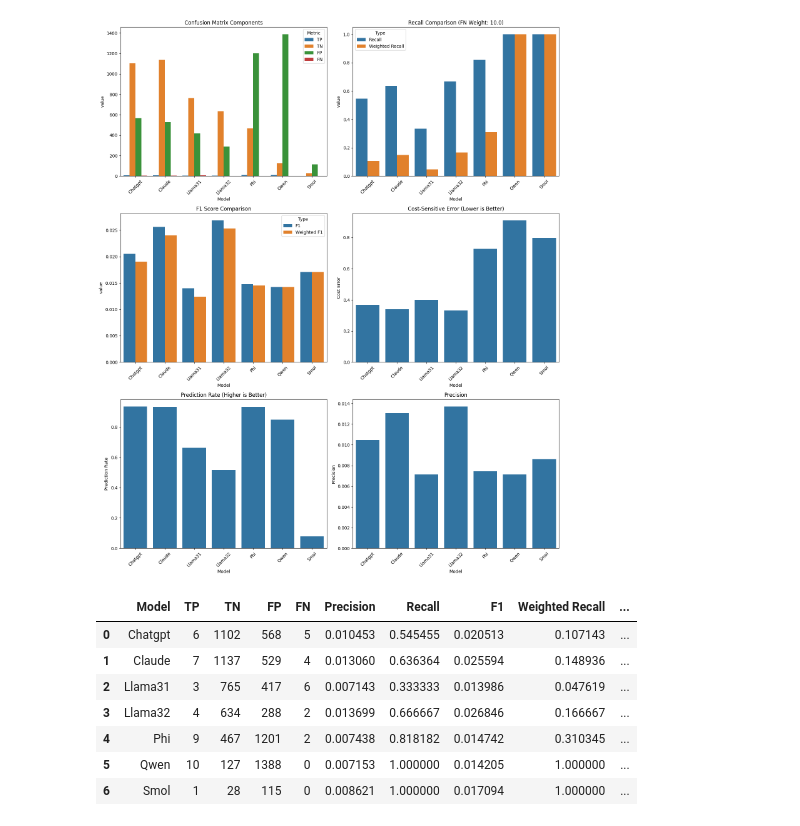
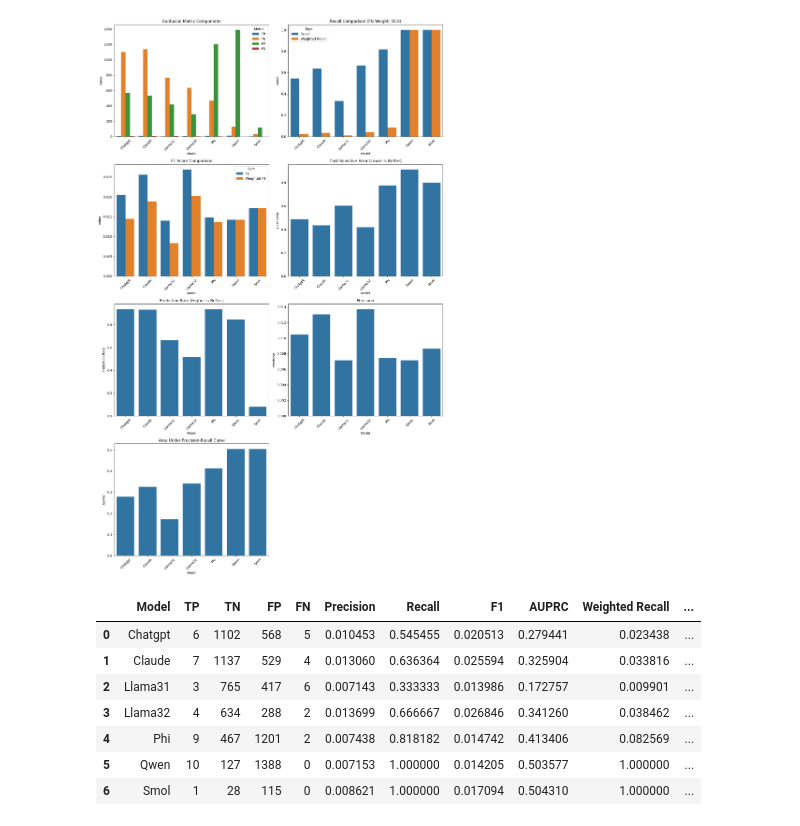
Before and after one commit to HesselTjeerdsma/master-thesis, a Jupyter notebook: src/notebooks/final/quantative_anaysis.ipynb, the cells around one changed output. Cells and saved outputs as stored; diff of their text form; code cells hidden in the pictures.

Commit message:
feat: adding new conv model

```diff
--- a/src/notebooks/final/quantative_anaysis.ipynb
+++ b/src/notebooks/final/quantative_anaysis.ipynb
@@ -201,7 +194,7 @@ Name: count, dtype: int64
 import pandas as pd
 import seaborn as sns
 import matplotlib.pyplot as plt
-from sklearn.metrics import confusion_matrix, precision_recall_fscore_support
+from sklearn.metrics import confusion_matrix, precision_recall_fscore_support, precision_recall_curve, auc
 
 def analyze_model_performance(df, fn_weight=10.0):
     """
@@ -232,6 +225,10 @@ def analyze_model_performance(df, fn_weight=10.0):
                 y_true, y_pred, average='binary', zero_division=0
             )
 
+            # Calculate AUPRC
+            precision_curve, recall_curve, _ = precision_recall_curve(y_true, y_pred)
+            auprc = auc(recall_curve, precision_curve)
+
             # Calculate weighted metrics
             weighted_recall = tp / (tp + fn_weight * fn) if (tp + fn_weight * fn) > 0 else 0
             weighted_f1 = (2 * precision * weighted_recall) / (precision + weighted_recall) \
@@ -247,6 +244,7 @@ def analyze_model_performance(df, fn_weight=10.0):
                 'Precision': precision,
                 'Recall': recall,
                 'F1': f1,
+                'AUPRC': auprc,
                 'Weighted Recall': weighted_recall,
                 'Weighted F1': weighted_f1,
                 'Cost Error': cost_error,
@@ -265,7 +263,7 @@ def plot_metrics(df, fn_weight=50.0):
     """
     metrics_df = analyze_model_performance(df, fn_weight)
 
-    fig, axes = plt.subplots(3, 2, figsize=(15, 18))
+    fig, axes = plt.subplots(4, 2, figsize=(15, 24))  # Added one more row for AUPRC
     plt.style.use('default')  # Use default style instead of seaborn
 
     # Plot confusion matrix components
@@ -316,43 +314,50 @@ def plot_metrics(df, fn_weight=50.0):
     axes[2,1].set_title('Precision')
     axes[2,1].tick_params(axis='x', rotation=45)
 
+    # Plot AUPRC
+    sns.barplot(data=metrics_df, x='Model', y='AUPRC', ax=axes[3,0])
+    axes[3,0].set_title('Area Under Precision-Recall Curve')
+    axes[3,0].tick_params(axis='x', rotation=45)
+
+    # Keep the last subplot empty or use it for another metric if needed
+    axes[3,1].remove()
+
     plt.tight_layout()
     plt.show()
 
     return metrics_df
 
-# Example usage:
 def run_performance_analysis(df, model_responses, fn_weight=50.0):
     """
     Run complete performance analysis pipeline.
 
     Args:
         df: Raw DataFrame with model responses
         model_responses: List of model response column names
         fn_weight: False negative penalty weight
     """
     # First process the predictions using functions from the previous code
     df = process_model_predictions(df, model_responses)
 
     # Then run performance analysis
     metrics_df = plot_metrics(df, fn_weight)
 
     # Display formatted metrics
     display(metrics_df.style
            .format({col: "{:.3f}" for col in metrics_df.columns if col != 'Model'})
            .background_gradient(subset=['Cost Error'], cmap='RdYlGn_r')
-           .background_gradient(subset=['F1', 'Weighted F1', 'Prediction Rate'], cmap='RdYlGn'))
+           .background_gradient(subset=['F1', 'Weighted F1', 'Prediction Rate', 'AUPRC'], cmap='RdYlGn'))
 
     return metrics_df
 
 plot_metrics(df)
 # %% [output]
-[figure, old version]
+[figure, new version]
-|  | Model | TP | TN | FP | FN | Precision | Recall | F1 | Weighted Recall | ... |
-| 0 | Chatgpt | 6 | 1102 | 568 | 5 | 0.010453 | 0.545455 | 0.020513 | 0.107143 | ... |
-| 1 | Claude | 7 | 1137 | 529 | 4 | 0.013060 | 0.636364 | 0.025594 | 0.148936 | ... |
-| 2 | Llama31 | 3 | 765 | 417 | 6 | 0.007143 | 0.333333 | 0.013986 | 0.047619 | ... |
-| 3 | Llama32 | 4 | 634 | 288 | 2 | 0.013699 | 0.666667 | 0.026846 | 0.166667 | ... |
-| 4 | Phi | 9 | 467 | 1201 | 2 | 0.007438 | 0.818182 | 0.014742 | 0.310345 | ... |
-| 5 | Qwen | 10 | 127 | 1388 | 0 | 0.007153 | 1.000000 | 0.014205 | 1.000000 | ... |
-| 6 | Smol | 1 | 28 | 115 | 0 | 0.008621 | 1.000000 | 0.017094 | 1.000000 | ... |
+|  | Model | TP | TN | FP | FN | Precision | Recall | F1 | AUPRC | Weighted Recall | ... |
+| 0 | Chatgpt | 6 | 1102 | 568 | 5 | 0.010453 | 0.545455 | 0.020513 | 0.279441 | 0.023438 | ... |
+| 1 | Claude | 7 | 1137 | 529 | 4 | 0.013060 | 0.636364 | 0.025594 | 0.325904 | 0.033816 | ... |
+| 2 | Llama31 | 3 | 765 | 417 | 6 | 0.007143 | 0.333333 | 0.013986 | 0.172757 | 0.009901 | ... |
+| 3 | Llama32 | 4 | 634 | 288 | 2 | 0.013699 | 0.666667 | 0.026846 | 0.341260 | 0.038462 | ... |
+| 4 | Phi | 9 | 467 | 1201 | 2 | 0.007438 | 0.818182 | 0.014742 | 0.413406 | 0.082569 | ... |
+| 5 | Qwen | 10 | 127 | 1388 | 0 | 0.007153 | 1.000000 | 0.014205 | 0.503577 | 1.000000 | ... |
+| 6 | Smol | 1 | 28 | 115 | 0 | 0.008621 | 1.000000 | 0.017094 | 0.504310 | 1.000000 | ... |
```
Also changed, not shown: parts of 1 cell of this notebook, 21 other files.
